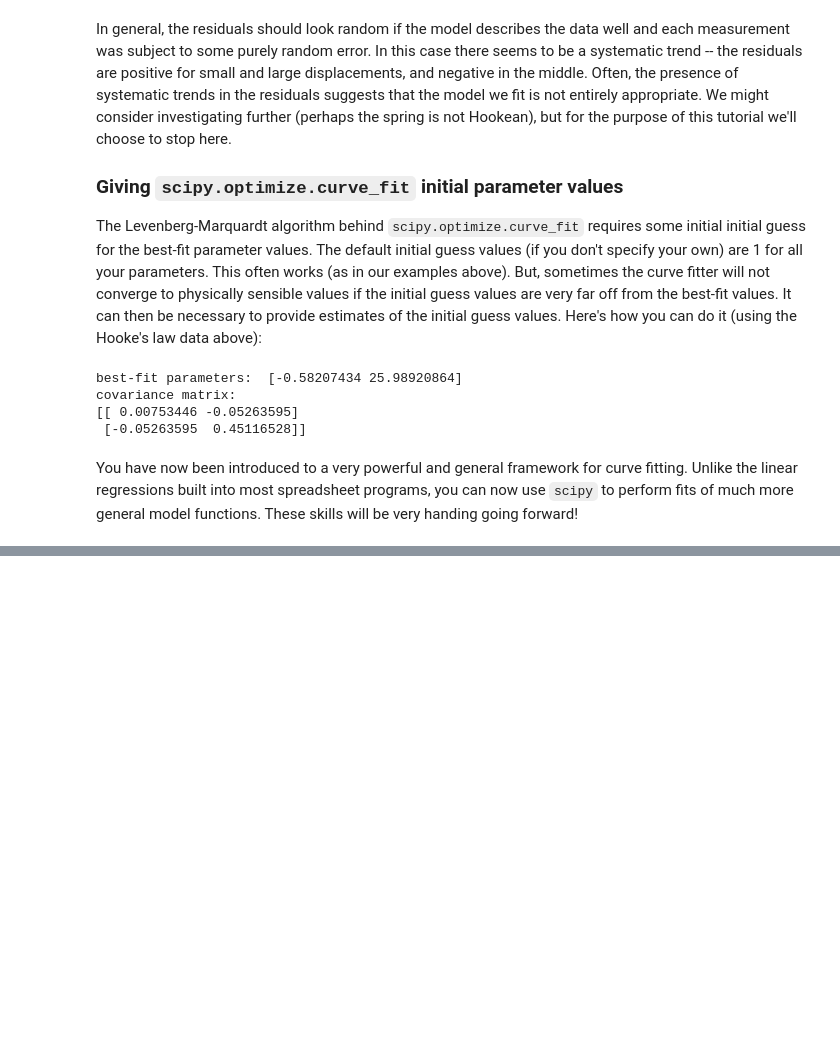
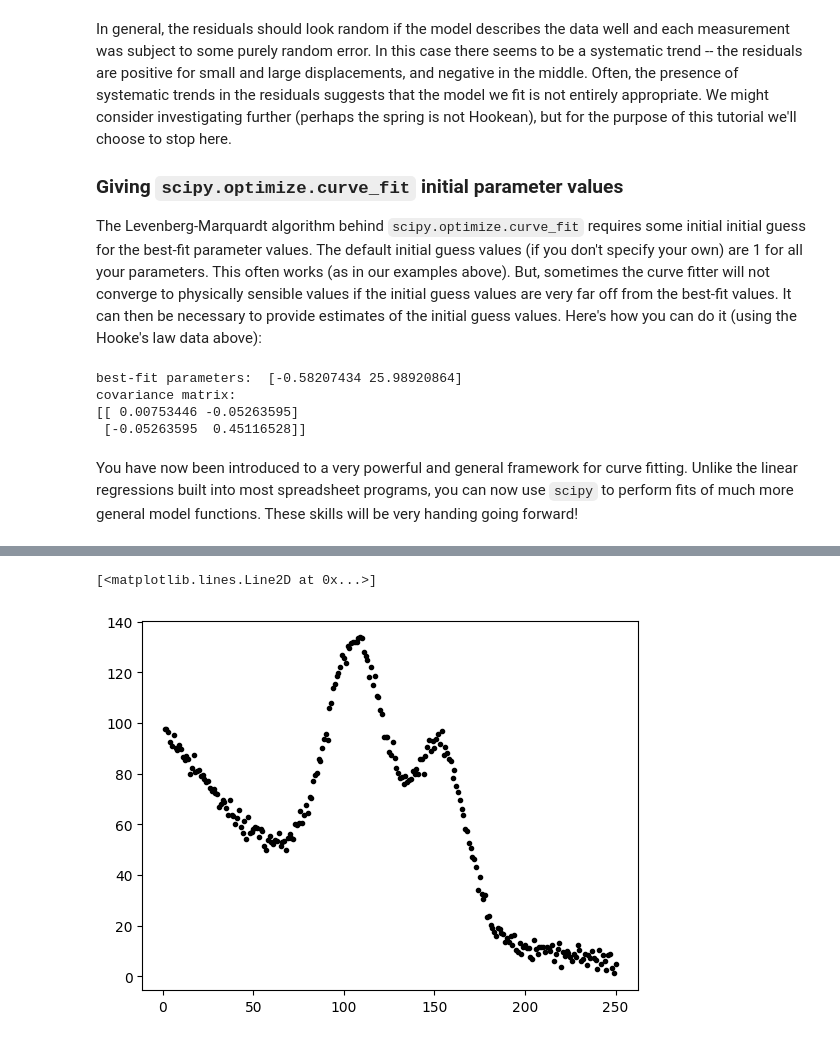
Before and after one commit to jbattat/SummerPython2025, a Jupyter notebook: Lesson_3__Intro_to_Model_Fitting.ipynb, the cells around one changed output, grey strips where cells are left out. Drawn from its saved outputs; the diff is of its cells as text; code cells hidden in the pictures; blank space fills up the shorter version.

```diff
--- a/Lesson_3__Intro_to_Model_Fitting.ipynb
+++ b/Lesson_3__Intro_to_Model_Fitting.ipynb
@@ -345,0 +352,8 @@ You have now been introduced to a very powerful and general framework for curve
+# %%
+# Read in the dataset
+filename = 'data/NIST_Gauss2.dat'
+y, x = np.loadtxt(filename, unpack=True)
+plt.plot(x, y, 'k.')
+# %% [output]
+[<matplotlib.lines.Line2D at 0x...>]
+[figure, added]
```
Also changed, not shown: parts of 13 cells of this notebook.
